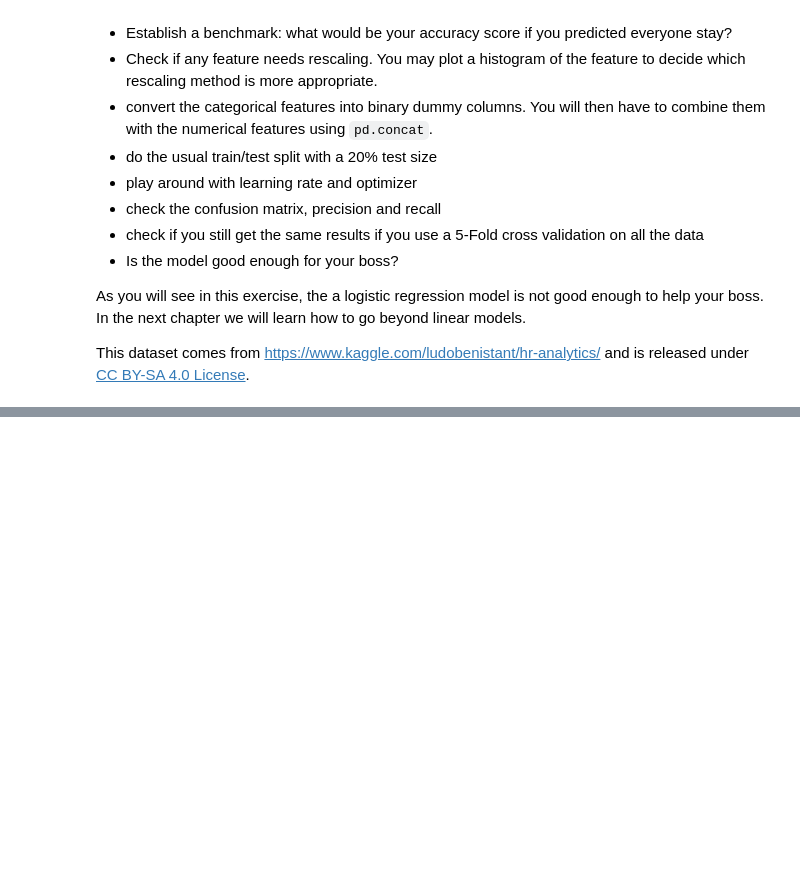
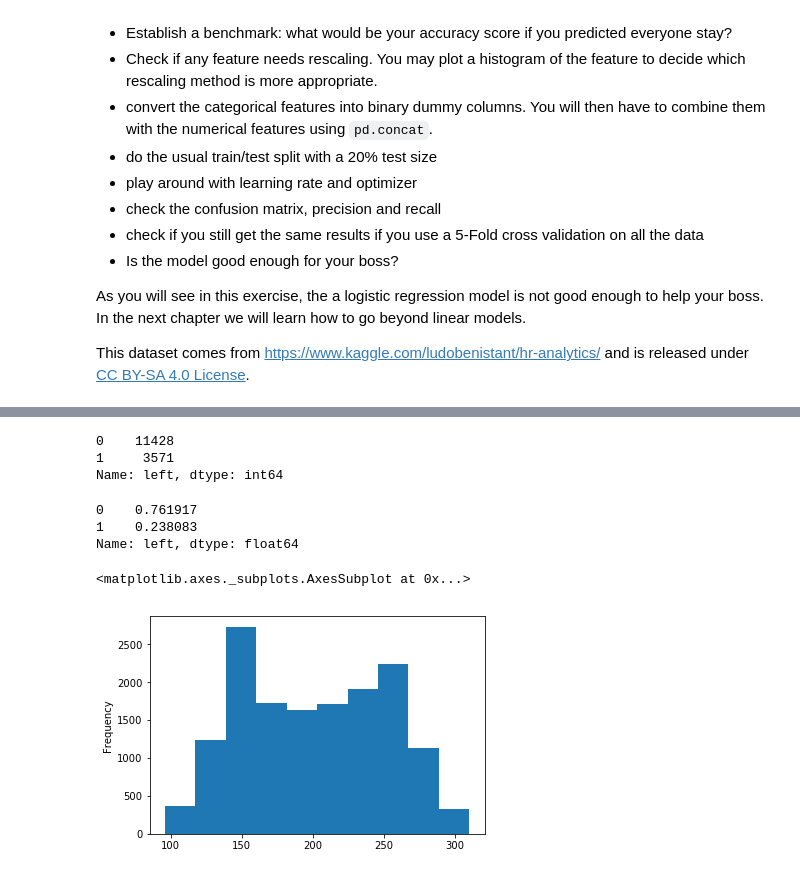
Before and after one commit to paul-ylz/zero_to_deep_learning_udemy, a Jupyter notebook: course/3 Machine Learning.ipynb, the cells around one changed output, grey strips where cells are left out. Drawn from its saved outputs; the diff is of its cells as text; code cells hidden in the pictures; blank space fills up the shorter version.

```diff
--- a/course/3 Machine Learning.ipynb
+++ b/course/3 Machine Learning.ipynb
@@ -773,3 +773,7 @@ Your goal is to predict the binary outcome variable `left` using the rest of the
 As you will see in this exercise, the a logistic regression model is not good enough to help your boss. In the next chapter we will learn how to go beyond linear models.
 
 This dataset comes from https://www.kaggle.com/ludobenistant/hr-analytics/ and is released under [CC BY-SA 4.0 License](https://creativecommons.org/licenses/by-sa/4.0/).
+# %%
+import pandas as pd
+df = pd.read_csv('../data/HR_comma_sep.csv')
+df.head()
@@ -775,0 +808,13 @@ This dataset comes from https://www.kaggle.com/ludobenistant/hr-analytics/ and i
+# %%
+df.left.value_counts()
+# %% [output]
+0    11428
+1     3571
+Name: left, dtype: int64
+# %%
+# what's the dumbest thing I can do? (establish a benchmark)
+df.left.value_counts() / len(df)
+# %% [output]
+0    0.761917
+1    0.238083
+Name: left, dtype: float64
@@ -775,0 +823,8 @@ This dataset comes from https://www.kaggle.com/ludobenistant/hr-analytics/ and i
+# %%
+# Normalization
+df['average_montly_hours_100'] = df['average_montly_hours']/100.0
+# %%
+df['average_montly_hours'].plot(kind='hist')
+# %% [output]
+<matplotlib.axes._subplots.AxesSubplot at 0x...>
+[figure, added]
```
Also changed, not shown: parts of 25 cells of this notebook.
